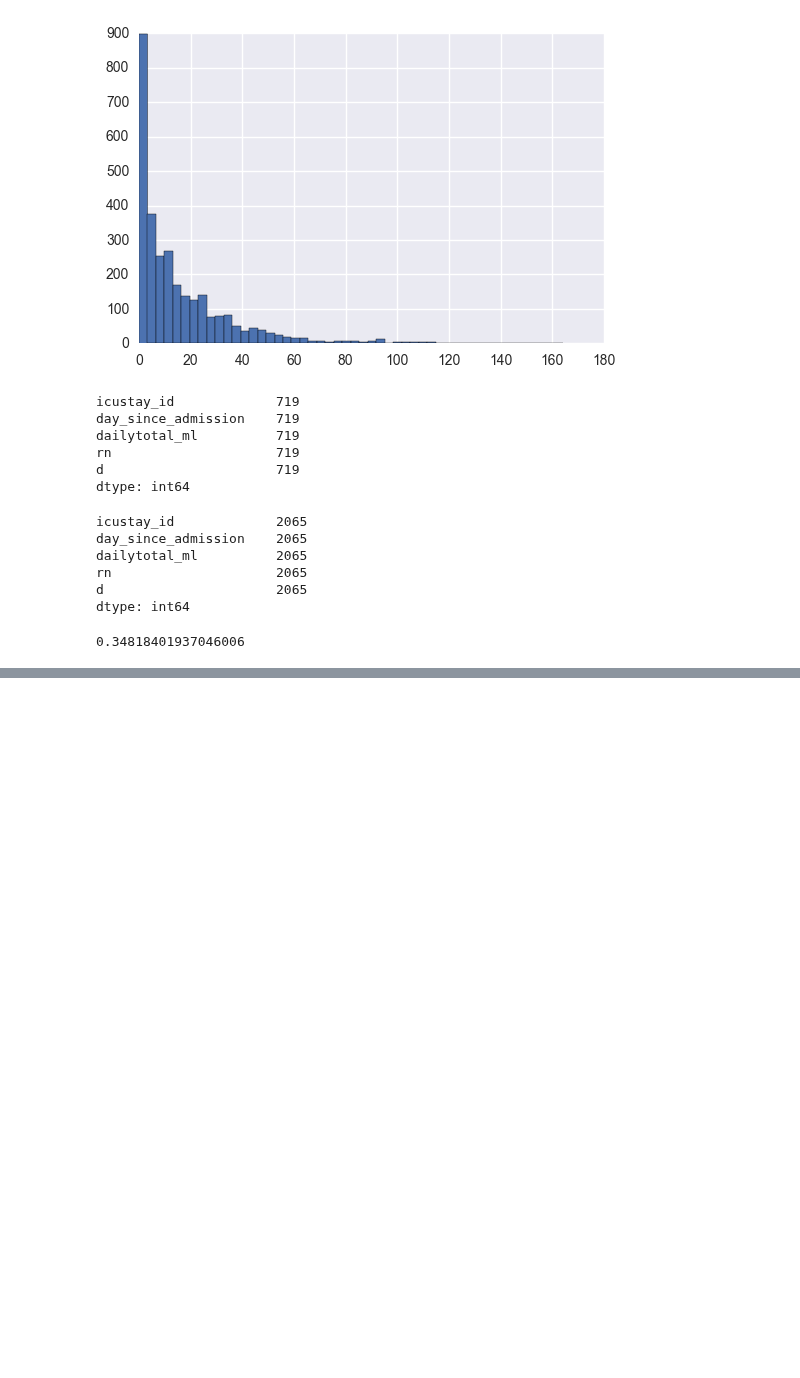
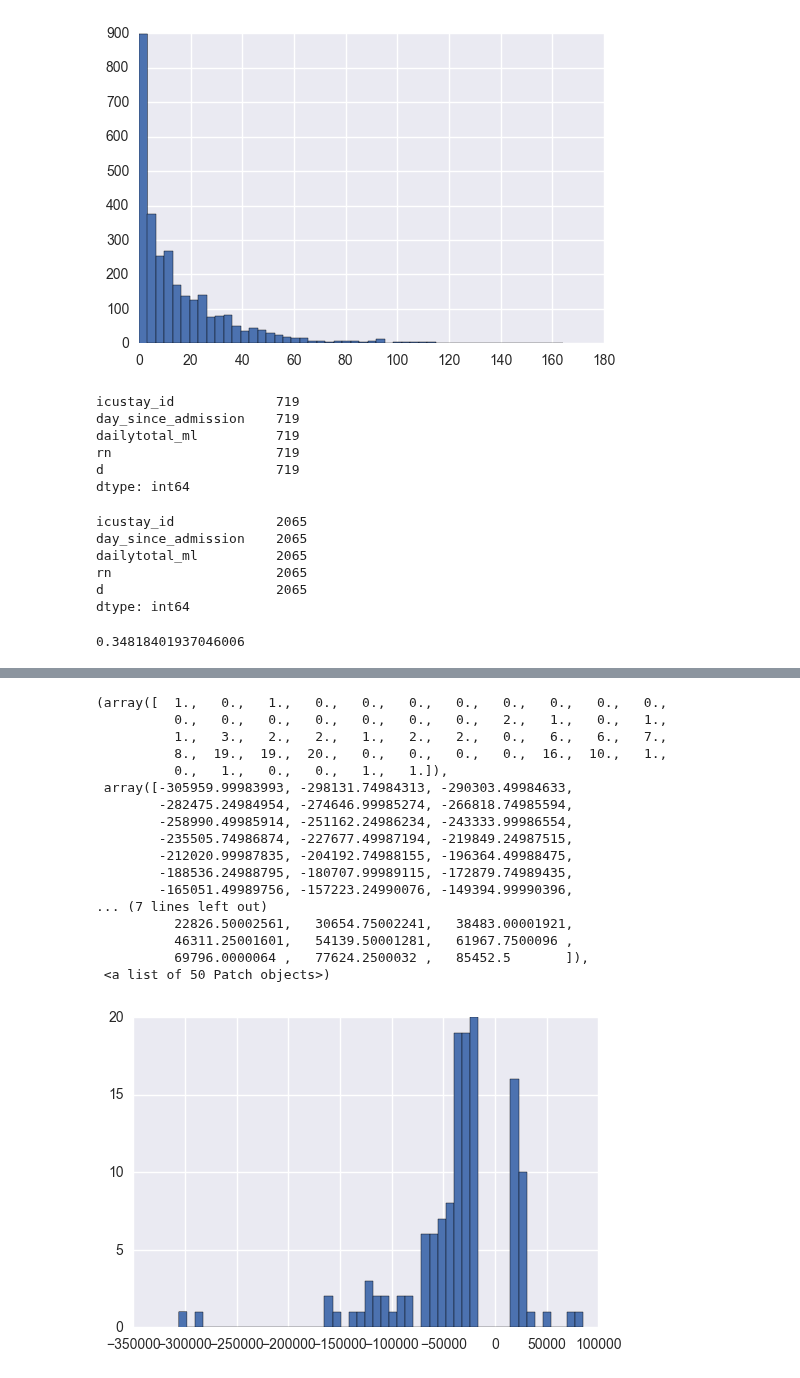
Before and after one commit to yhtgrace/echo, a Jupyter notebook: notebooks/170219_fluid_outliers_MX.ipynb, the cells around one changed output, grey strips where cells are left out. Saved outputs shown, nothing was run; the diff lists cells and outputs as text; code cells hidden in the pictures; blank space fills up the shorter version.

```diff
--- a/notebooks/170219_fluid_outliers_MX.ipynb
+++ b/notebooks/170219_fluid_outliers_MX.ipynb
@@ -327,0 +330,10 @@ dtype: int64
+# %%
+sql = """SELECT icustay_id, day_since_admission, daily_input_ml, daily_output_ml,
+       daily_balance_ml, cumulative_balance_ml, abs(daily_balance_ml) as abs_daily_balnace_ml
+  FROM mimiciii.fluid_dailybalance
+  where day_since_admission < 4 and abs(daily_balance_ml) > 20000
+  order by abs(daily_balance_ml) desc
+  --limit 100;
+  """
+df = pd.read_sql_query(sql, conn)
+df.head()
@@ -327,0 +347,21 @@ dtype: int64
+# %%
+plt.hist(df.daily_balance_ml, bins=50)
+# %% [output]
+(array([  1.,   0.,   1.,   0.,   0.,   0.,   0.,   0.,   0.,   0.,   0.,
+          0.,   0.,   0.,   0.,   0.,   0.,   0.,   2.,   1.,   0.,   1.,
+          1.,   3.,   2.,   2.,   1.,   2.,   2.,   0.,   6.,   6.,   7.,
+          8.,  19.,  19.,  20.,   0.,   0.,   0.,   0.,  16.,  10.,   1.,
+          0.,   1.,   0.,   0.,   1.,   1.]),
+ array([-305959.99983993, -298131.74984313, -290303.49984633,
+        -282475.24984954, -274646.99985274, -266818.74985594,
+        -258990.49985914, -251162.24986234, -243333.99986554,
+        -235505.74986874, -227677.49987194, -219849.24987515,
+        -212020.99987835, -204192.74988155, -196364.49988475,
+        -188536.24988795, -180707.99989115, -172879.74989435,
+        -165051.49989756, -157223.24990076, -149394.99990396,
+... (7 lines left out)
+          22826.50002561,   30654.75002241,   38483.00001921,
+          46311.25001601,   54139.50001281,   61967.7500096 ,
+          69796.0000064 ,   77624.2500032 ,   85452.5       ]),
+ <a list of 50 Patch objects>)
+[figure, added]
```
Also changed, not shown: parts of 20 cells of this notebook, 8 other files.
